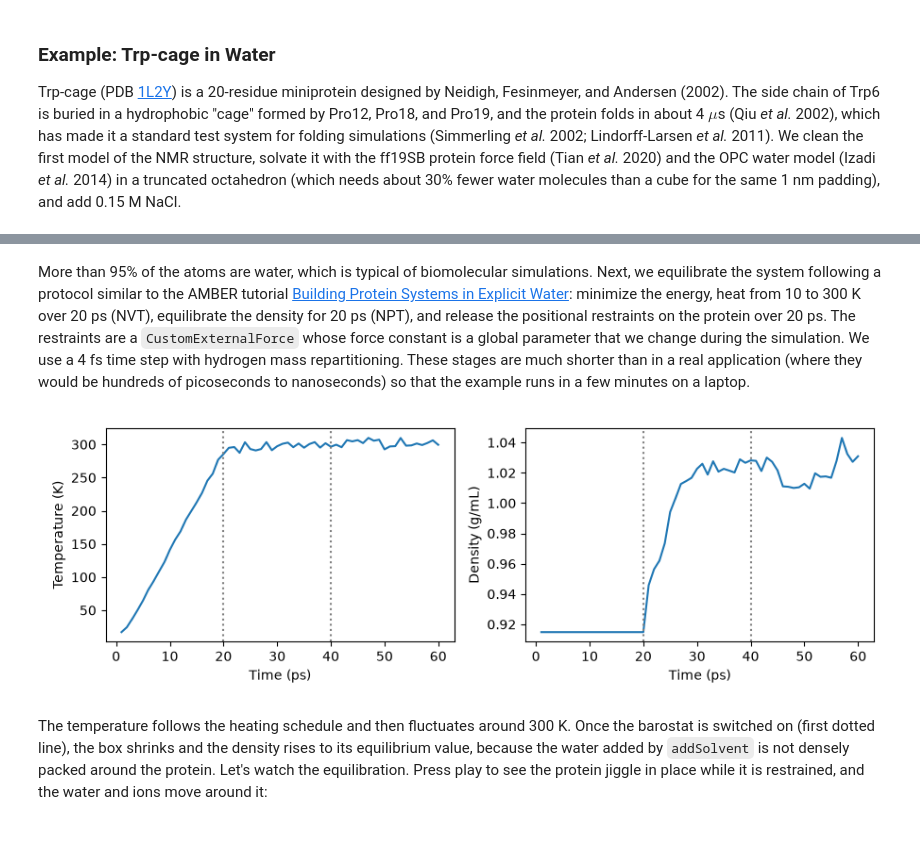
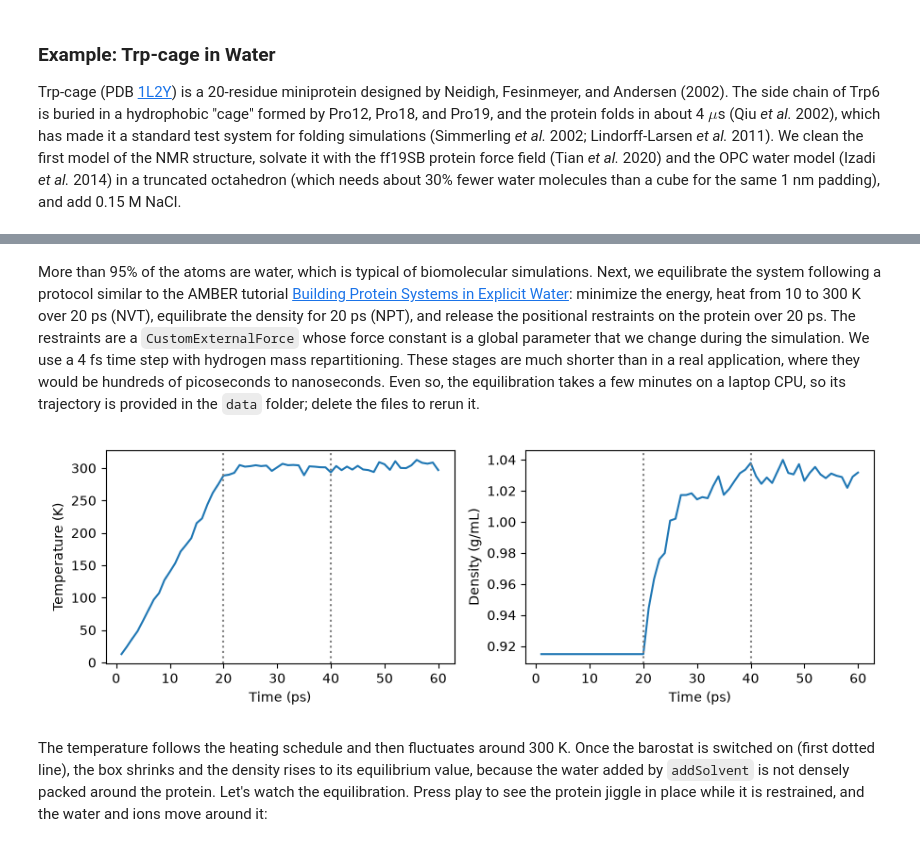
Before and after one commit to alenaizan/CHEM_313, a Jupyter notebook: 11_molecular_dynamics/molecular_dynamics_monte_carlo.ipynb, the cells around one changed output, grey strips where cells are left out. Drawn from its saved outputs; the diff is of its cells as text; code cells hidden in the pictures.

```diff
--- a/11_molecular_dynamics/molecular_dynamics_monte_carlo.ipynb
+++ b/11_molecular_dynamics/molecular_dynamics_monte_carlo.ipynb
@@ -349,61 +350,66 @@ view
 1109 water molecules, 3 Na+, 4 Cl-, 4747 particles in total
 NGLWidget()
 # %% [markdown]
-More than 95% of the atoms are water, which is typical of biomolecular simulations. Next, we equilibrate the system following a protocol similar to the AMBER tutorial [Building Protein Systems in Explicit Water](https://ambermd.org/tutorials/basic/tutorial7/index.php): minimize the energy, heat from 10 to 300 K over 20 ps (NVT), equilibrate the density for 20 ps (NPT), and release the positional restraints on the protein over 20 ps. The restraints are a `CustomExternalForce` whose force constant is a global parameter that we change during the simulation. We use a 4 fs time step with hydrogen mass repartitioning. These stages are much shorter than in a real application (where they would be hundreds of picoseconds to nanoseconds) so that the example runs in a few minutes on a laptop.
+More than 95% of the atoms are water, which is typical of biomolecular simulations. Next, we equilibrate the system following a protocol similar to the AMBER tutorial [Building Protein Systems in Explicit Water](https://ambermd.org/tutorials/basic/tutorial7/index.php): minimize the energy, heat from 10 to 300 K over 20 ps (NVT), equilibrate the density for 20 ps (NPT), and release the positional restraints on the protein over 20 ps. The restraints are a `CustomExternalForce` whose force constant is a global parameter that we change during the simulation. We use a 4 fs time step with hydrogen mass repartitioning. These stages are much shorter than in a real application, where they would be hundreds of picoseconds to nanoseconds. Even so, the equilibration takes a few minutes on a laptop CPU, so its trajectory is provided in the `data` folder; delete the files to rerun it.
 # %%
+import os
 import matplotlib.pyplot as plt
 
-system = forcefield.createSystem(modeller.topology, nonbondedMethod=app.PME, nonbondedCutoff=0.9 * unit.nanometer,
-                                 constraints=app.HBonds, hydrogenMass=3 * unit.amu)
+def equilibrate(modeller, forcefield):
+    system = forcefield.createSystem(modeller.topology, nonbondedMethod=app.PME, nonbondedCutoff=0.9 * unit.nanometer,
+                                     constraints=app.HBonds, hydrogenMass=3 * unit.amu)
 
-# Harmonic positional restraints on the protein heavy atoms: k/2 |r - r0|^2
-restraint = mm.CustomExternalForce("0.5*k_restraint*periodicdistance(x, y, z, x0, y0, z0)^2")
-restraint.addGlobalParameter("k_restraint", 1000.0)  # kJ/mol/nm^2
-for name in ["x0", "y0", "z0"]:
-    restraint.addPerParticleParameter(name)
-for atom in modeller.topology.atoms():
-    if atom.residue.chain.index == 0 and atom.element.symbol != "H":  # chain 0 is the protein
-        restraint.addParticle(atom.index, modeller.positions[atom.index].value_in_unit(unit.nanometer))
-system.addForce(restraint)
-barostat = mm.MonteCarloBarostat(1 * unit.bar, 300 * unit.kelvin, 0)  # switched off (frequency 0) during heating
-system.addForce(barostat)
+    # Harmonic positional restraints on the protein heavy atoms: k/2 |r - r0|^2
+    restraint = mm.CustomExternalForce("0.5*k_restraint*periodicdistance(x, y, z, x0, y0, z0)^2")
+    restraint.addGlobalParameter("k_restraint", 1000.0)  # kJ/mol/nm^2
+    for name in ["x0", "y0", "z0"]:
+        restraint.addPerParticleParameter(name)
+    for atom in modeller.topology.atoms():
+        if atom.residue.chain.index == 0 and atom.element.symbol != "H":  # chain 0 is the protein
+            restraint.addParticle(atom.index, modeller.positions[atom.index].value_in_unit(unit.nanometer))
+    system.addForce(restraint)
+    barostat = mm.MonteCarloBarostat(1 * unit.bar, 300 * unit.kelvin, 0)  # switched off (frequency 0) during heating
+    system.addForce(barostat)
 
-integrator = mm.LangevinMiddleIntegrator(10 * unit.kelvin, 1 / unit.picosecond, 4 * unit.femtoseconds)
-simulation = app.Simulation(modeller.topology, system, integrator)
-simulation.context.setPositions(modeller.positions)
-simulation.minimizeEnergy()
-simulation.context.setVelocitiesToTemperature(10 * unit.kelvin)
+    integrator = mm.LangevinMiddleIntegrator(10 * unit.kelvin, 1 / unit.picosecond, 4 * unit.femtoseconds)
+    simulation = app.Simulation(modeller.topology, system, integrator)
+    simulation.context.setPositions(modeller.positions)
+    simulation.minimizeEnergy()
+    simulation.context.setVelocitiesToTemperature(10 * unit.kelvin)
 
-# Save a frame every 1 ps (without the virtual sites, and without wrapping molecules into the box)
-simulation.reporters.append(app.XTCReporter("data/trpcage_equilibration.xtc", 250, enforcePeriodicBox=False,
-                                            atomSubset=real_atoms))
-simulation.reporters.append(app.StateDataReporter("data/trpcage_equilibration.csv", 250, time=True,
-                                                  temperature=True, density=True))
+    # Save a frame every 1 ps (without the virtual sites, and without wrapping molecules into the box)
+    simulation.reporters.append(app.XTCReporter("data/trpcage_equilibration.xtc", 250, enforcePeriodicBox=False,
+                                                atomSubset=real_atoms))
+    simulation.reporters.append(app.StateDataReporter("data/trpcage_equilibration.csv", 250, time=True,
+                                                      temperature=True, density=True))
 
-for T in np.linspace(10, 300, 20):  # NVT heating, 20 ps
-    integrator.setTemperature(T * unit.kelvin)
-    simulation.step(250)
-barostat.setFrequency(25)  # NPT with restraints, 20 ps
-simulation.context.reinitialize(preserveState=True)
-simulation.step(5000)
-for k in np.linspace(1000, 0, 10):  # NPT, release the restraints over 20 ps
-    simulation.context.setParameter("k_restraint", k)
-    simulation.step(500)
+    for T in np.linspace(10, 300, 20):  # NVT heating, 20 ps
+        integrator.setTemperature(T * unit.kelvin)
+        simulation.step(250)
+    barostat.setFrequency(25)  # NPT with restraints, 20 ps
+    simulation.context.reinitialize(preserveState=True)
+    simulation.step(5000)
+    for k in np.linspace(1000, 0, 10):  # NPT, release the restraints over 20 ps
+        simulation.context.setParameter("k_restraint", k)
+        simulation.step(500)
+
+if not (os.path.exists("data/trpcage_equilibration.xtc") and os.path.exists("data/trpcage_equilibration.csv")):
+    equilibrate(modeller, forcefield)
 
 data = np.genfromtxt("data/trpcage_equilibration.csv", delimiter=",", names=True)
 fig, axs = plt.subplots(1, 2, figsize=(9, 3))
 axs[0].plot(data["Time_ps"], data["Temperature_K"])
 axs[0].set_ylabel("Temperature (K)")
 axs[1].plot(data["Time_ps"], data["Density_gmL"])
 axs[1].set_ylabel("Density (g/mL)")
 for ax in axs:
     ax.axvline(20, color="gray", ls=":")
     ax.axvline(40, color="gray", ls=":")
     ax.set_xlabel("Time (ps)")
 fig.tight_layout()
 plt.show()
 # %% [output]
-[figure, old version]
+[figure, new version]
 # %% [markdown]
 The temperature follows the heating schedule and then fluctuates around 300 K. Once the barostat is switched on (first dotted line), the box shrinks and the density rises to its equilibrium value, because the water added by `addSolvent` is not densely packed around the protein. Let's watch the equilibration. Press play to see the protein jiggle in place while it is restrained, and the water and ions move around it:
 # %%
```
Also changed, not shown: parts of 8 cells of this notebook, 6 other files.
